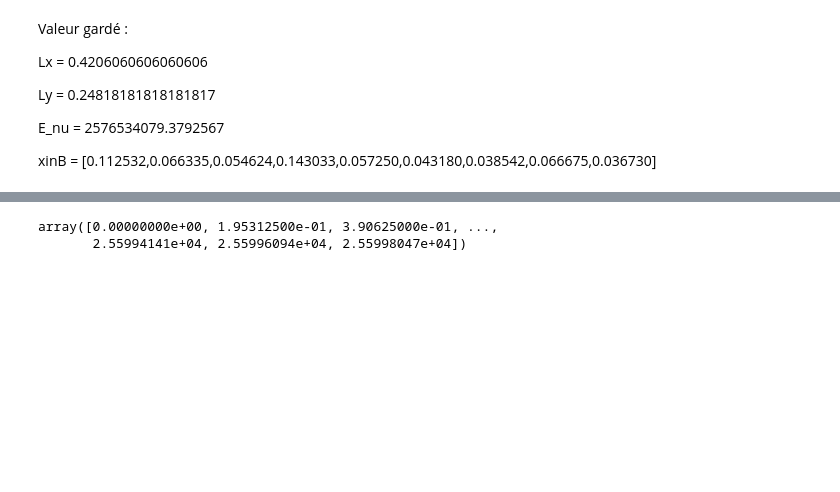
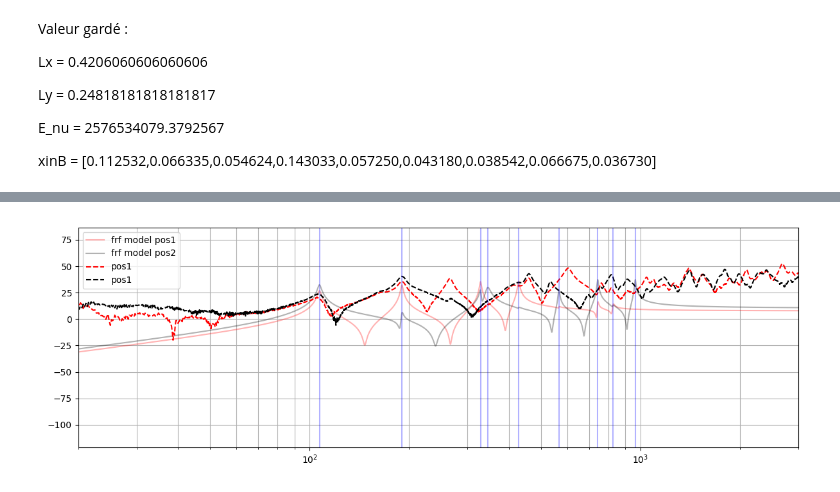
Before and after one commit to peladeaucome/ATIAM-PAM-AnalyseInstruments, a Jupyter notebook: Guitar_model/experiences/nouvelle_Correction_plaque_m2.ipynb, the cells around one changed output, grey strips where cells are left out. Drawn from its saved outputs; the diff is of its cells as text; code cells hidden in the pictures; blank space fills up the shorter version.

Commit message:
calcul frf modele plaque

```diff
--- a/Guitar_model/experiences/nouvelle_Correction_plaque_m2.ipynb
+++ b/Guitar_model/experiences/nouvelle_Correction_plaque_m2.ipynb
@@ -283,5 +294,5 @@ xinB = [0.112532,0.066335,0.054624,0.143033,0.057250,0.043180,0.038542,0.066675,
 # %%
-xinB = [0.112532,0.066335,0.054624,0.143033,0.057250,0.043180,0.038542,0.066675,0.036730]
+xinB = np.array([0.112532,0.066335,0.054624,0.143033,0.057250,0.043180,0.038542,0.066675,0.036730])/10
 f_op
 phiB_NxNy_NmB
 X_che1,Y_che1
@@ -301,5 +300,0 @@ phiB_Nx_Ny_NmB = phiB_NxNy_NmB.reshape((Nx,Ny,-1))
-# %%
-freq1
-# %% [output]
-array([0.00000000e+00, 1.95312500e-01, 3.90625000e-01, ...,
-       2.55994141e+04, 2.55996094e+04, 2.55998047e+04])
@@ -311,0 +301,41 @@ for i in range(len(freq1)) :
+# %%
+import mymodule2 as m
+x1_idx = m.find_nearest_index(x,X_che1*1e-2)
+y1_idx = m.find_nearest_index(y,Y_che1*1e-2)
+x2_idx = m.find_nearest_index(x,X_che2*1e-2)
+y2_idx = m.find_nearest_index(y,Y_che2*1e-2)
+
+phiB_Nx_Ny_NmB = phiB_NxNy_NmB.reshape((Nx,Ny,-1))
+wn = f_op*2*np.pi
+w = 2*np.pi*freq1[1:]
+# %%
+# FRF_model1 = np.zeros(len(freq1[1:]))
+# FRF_model2 = np.zeros(len(freq2[1:]))
+# # for i in range(len(freq1[1:])) :
+# #     FRF_model1[i] = - (w[i])**2 * np.sum(phiB_Nx_Ny_NmB[x1_idx,y1_idx,:]**2/(wn**2 + 2j*xinB*wn*w[i] - w[i]**2), axis=0)
+# #     FRF_model2[i] = - (w[i])**2 * np.sum(phiB_Nx_Ny_NmB[x2_idx,y2_idx,:]**2/(wn**2 + 2j*xinB*wn*w[i] - w[i]**2), axis=0)
+
+FRF_model1 = - w**2 * np.sum(phiB_Nx_Ny_NmB[np.newaxis,x1_idx,y1_idx,:]**2/(wn[np.newaxis,:]**2 + 2j*xinB[np.newaxis,:]*wn[np.newaxis,:]*w[:,np.newaxis] - w[:,np.newaxis]**2), axis=1)
+FRF_model2 = - w**2 * np.sum(phiB_Nx_Ny_NmB[np.newaxis,x2_idx,y2_idx,:]**2/(wn[np.newaxis,:]**2 + 2j*xinB[np.newaxis,:]*wn[np.newaxis,:]*w[:,np.newaxis] - w[:,np.newaxis]**2), axis=1)
+# %%
+fig = plt.figure(figsize=(12,4))
+ax1 = fig.add_subplot(111)
+
+ax1.semilogx(freq1[1:],20*np.log10(np.abs(FRF_model1)),label="frf model pos1", color="r", alpha=0.3)
+ax1.semilogx(freq1[1:],20*np.log10(np.abs(FRF_model2)),label="frf model pos2", color="k", alpha=0.3)
+ax1.semilogx(freq1,20*np.log10(np.abs(FRF1)),label="pos1", color="r", ls="--")
+ax1.semilogx(freq2,20*np.log10(np.abs(FRF2)),label="pos2", color="k", ls="--")
+ax1.grid(which="both")
+ax1.legend()
+ax1.set_xlabel("")
+ax1.set_ylabel("")
+ax1.set_title(r"")
+ax1.set_xlim(20,3000)
+ylims = ax1.set_ylim()
+ax1.vlines(f_op, *ylims, color="b", alpha=0.3)
+
+fig.tight_layout()
+
+plt.show()
+# %% [output]
+[figure, added]
```
Also changed, not shown: parts of 10 cells of this notebook.
